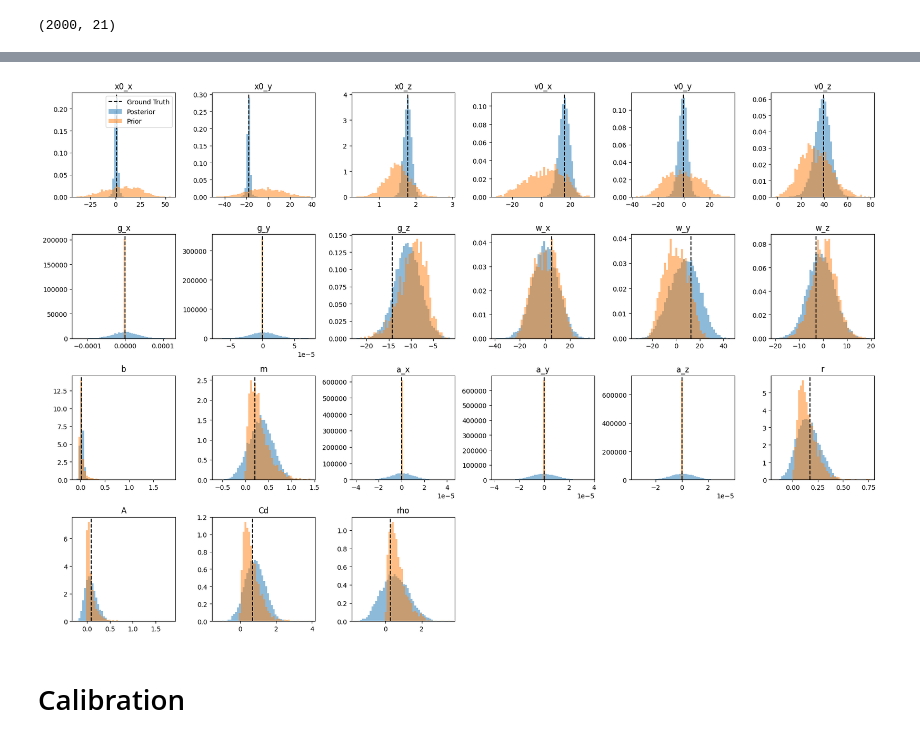
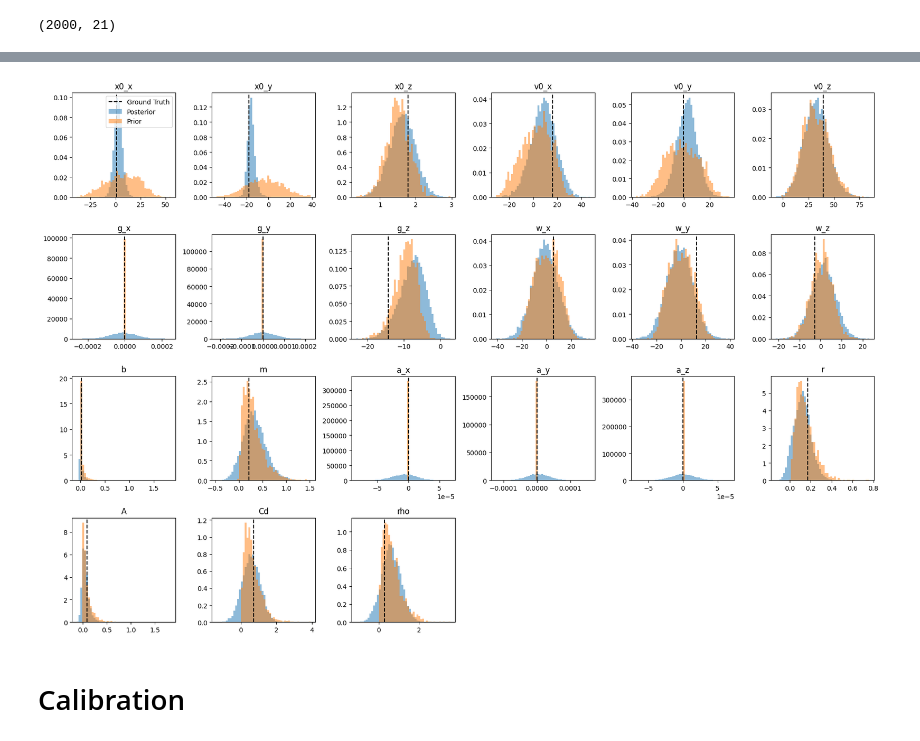
Before and after one commit to psaegert/bcnf, a Jupyter notebook: notebooks/calibration.ipynb, the cells around one changed output, grey strips where cells are left out. Drawn from its saved outputs; the diff is of its cells as text; code cells hidden in the pictures.

```diff
--- a/notebooks/calibration.ipynb
+++ b/notebooks/calibration.ipynb
@@ -75,7 +75,7 @@ print(f'{d=}')
 STEPS=30
 d=3
 # %%
-X_tensor = torch.tensor(X.reshape(X.shape[0], -1), dtype=torch.float32).to(device)
+X_tensor = torch.tensor(X, dtype=torch.float32).to(device)
 y_tensor = torch.tensor(y, dtype=torch.float32).to(device)
 
 
@@ -103,7 +121,8 @@ cnf = CondRealNVP(
     dropout=config['model_kwargs']['model_dropout'],
     n_conditions=config['model_kwargs']['condition_size'],
     act_norm=config['model_kwargs']['model_act_norm'],
-    feature_network=feature_network,
+    feature_network=None,
+    time_series_network=time_series_network,
     parameter_index_mapping=parameter_index_mapping).to(device)
 # %%
 print(f'Number of parameters: {cnf.n_params:,}')
@@ -129,16 +148,17 @@ with torch.no_grad():
 COLS = 6
 ROWS = np.ceil(z.shape[1] / COLS).astype(int)
 
-fig, ax = plt.subplots(ROWS, COLS, figsize=(COLS * 3, ROWS * 3))
+fig, axes = plt.subplots(ROWS, COLS, figsize=(COLS * 3, ROWS * 3))
 
 for i in range(z.shape[1]):
-    ax.flatten()[i].hist(z[:, i], alpha=0.5, color='C0', label='Code Distribution', bins=50, density=True)
-    ax.flatten()[i].set_title(f'z_{i}')
+    axes.flatten()[i].hist(z[:, i], alpha=0.5, color='C0', label='Code Distribution', bins=50, density=True)
+    axes.flatten()[i].set_title(f'z_{i}')
+    axes.flatten()[i].set_xlim(-3, 3)
 
 for i in range(z.shape[1], COLS * ROWS):
-    ax.flatten()[i].axis('off')
+    axes.flatten()[i].axis('off')
 
-ax[0, 0].legend()
+axes[0, 0].legend()
 
 fig.tight_layout();
 # %% [output]
@@ -149,7 +169,7 @@ fig.tight_layout();
 N_SAMPLES = 10_000
 example_id = 1
 # %%
-y_hat = cnf.sample(n_samples=N_SAMPLES, y=X_tensor[example_id])
+y_hat = cnf.sample(n_samples=N_SAMPLES, y=X_tensor[example_id].unsqueeze(0), batch_size=16, verbose=True)
 y_hat = y_hat.cpu().detach().numpy()
 y_hat.shape
 # %% [output]
@@ -162,27 +186,27 @@ y_prior.shape
 # %%
 COLS = 6
-ROWS = np.ceil(y_hat.shape[1] / COLS).astype(int)
+ROWS = np.ceil(y_hat.shape[2] / COLS).astype(int)
 
-fig, ax = plt.subplots(ROWS, COLS, figsize=(COLS * 3, ROWS * 3))
+fig, axes = plt.subplots(ROWS, COLS, figsize=(COLS * 3, ROWS * 3))
 
-for i, name in zip(range(y_hat.shape[1]), cnf.parameter_index_mapping.parameters):
-    vmin = np.min(np.concatenate([y_hat[:, i], y_prior[:, i]]))
-    vmax = np.max(np.concatenate([y_hat[:, i], y_prior[:, i]]))
-    ax.flatten()[i].axvline(y_tensor[example_id, i].cpu().detach().numpy(), color='k', linestyle='--', label='Ground Truth')
-    ax.flatten()[i].hist(y_hat[:, i], alpha=0.5, color='C0', label='Posterior', bins=50, range=(vmin, vmax), density=True)
-    ax.flatten()[i].set_title(name)
+for i, name in zip(range(y_hat.shape[2]), cnf.parameter_index_mapping.parameters):
+    vmin = np.min(np.concatenate([y_hat[:, :, i].flatten(), y_prior[:, i].flatten()]))
+    vmax = np.max(np.concatenate([y_hat[:, :, i].flatten(), y_prior[:, i].flatten()]))
+    axes.flatten()[i].axvline(y_tensor[example_id, i].cpu().detach().numpy(), color='k', linestyle='--', label='Ground Truth')
+    axes.flatten()[i].hist(y_hat[:, 0, i].flatten(), alpha=0.5, color='C0', label='Posterior', bins=50, range=(vmin, vmax), density=True)
+    axes.flatten()[i].set_title(name)
 
     # Show the prior
-    ax.flatten()[i].hist(y_prior[:, i], alpha=0.5, color='C1', label='Prior', bins=50, range=(vmin, vmax), density=True)
+    axes.flatten()[i].hist(y_prior[:, i], alpha=0.5, color='C1', label='Prior', bins=50, range=(vmin, vmax), density=True)
 
-for i in range(y_hat.shape[1], COLS * ROWS):
-    ax.flatten()[i].axis('off')
+for i in range(y_hat.shape[2], COLS * ROWS):
+    axes.flatten()[i].axis('off')
 
-ax[0, 0].legend()
+axes[0, 0].legend()
 
 fig.tight_layout();
 # %% [output]
-[figure, old version]
+[figure, new version]
 # %% [markdown]
 # Calibration
 # %%
```
Also changed, not shown: parts of 13 cells of this notebook, 2 other files.
